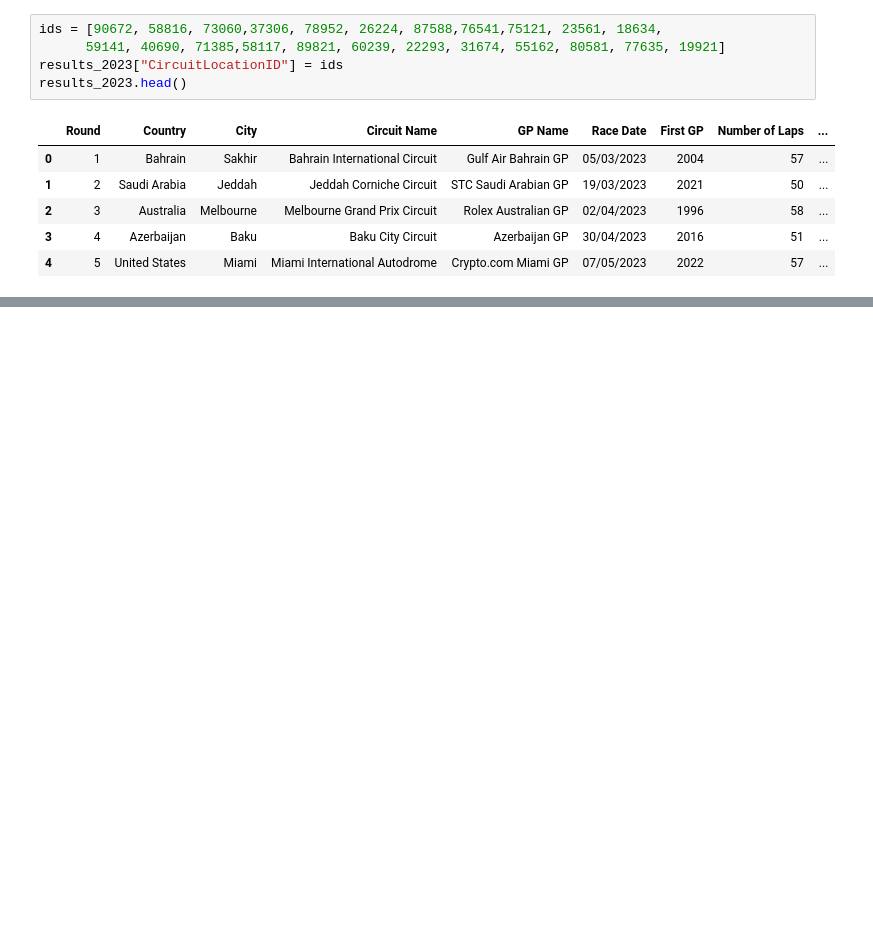
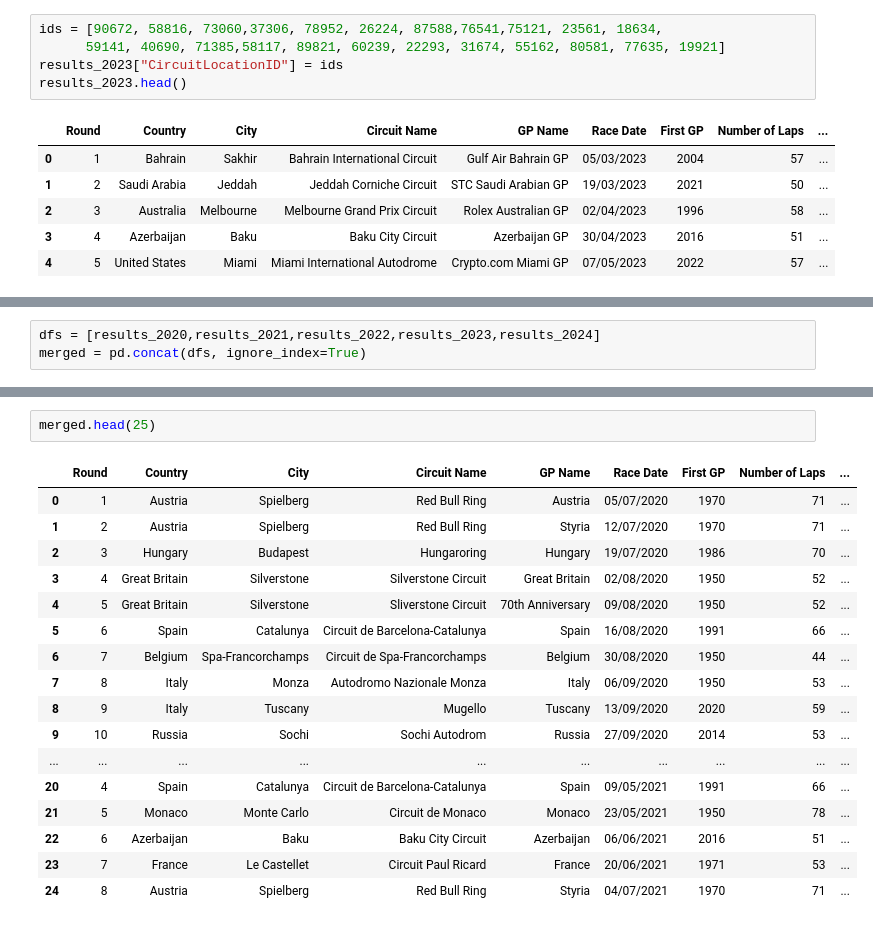
Before and after one commit to michalwietecki/f1-weather-dwh, a Jupyter notebook: results_table_creation.ipynb, the cells around one changed output, grey strips where cells are left out. Cells and saved outputs as stored; diff of their text form; blank space fills up the shorter version.

```diff
--- a/results_table_creation.ipynb
+++ b/results_table_creation.ipynb
@@ -404,0 +457,3 @@ results_2023.head()
+# %%
+dfs = [results_2020,results_2021,results_2022,results_2023,results_2024]
+merged = pd.concat(dfs, ignore_index=True)
@@ -404,0 +464,20 @@ results_2023.head()
+# %%
+merged.head(25)
+# %% [output]
+|  | Round | Country | City | Circuit Name | GP Name | Race Date | First GP | Number of Laps | ... |
+| 0 | 1 | Austria | Spielberg | Red Bull Ring | Austria | 05/07/2020 | 1970 | 71 | ... |
+| 1 | 2 | Austria | Spielberg | Red Bull Ring | Styria | 12/07/2020 | 1970 | 71 | ... |
+| 2 | 3 | Hungary | Budapest | Hungaroring | Hungary | 19/07/2020 | 1986 | 70 | ... |
+| 3 | 4 | Great Britain | Silverstone | Silverstone Circuit | Great Britain | 02/08/2020 | 1950 | 52 | ... |
+| 4 | 5 | Great Britain | Silverstone | Sliverstone Circuit | 70th Anniversary | 09/08/2020 | 1950 | 52 | ... |
+| 5 | 6 | Spain | Catalunya | Circuit de Barcelona-Catalunya | Spain | 16/08/2020 | 1991 | 66 | ... |
+| 6 | 7 | Belgium | Spa-Francorchamps | Circuit de Spa-Francorchamps | Belgium | 30/08/2020 | 1950 | 44 | ... |
+| 7 | 8 | Italy | Monza | Autodromo Nazionale Monza | Italy | 06/09/2020 | 1950 | 53 | ... |
+| 8 | 9 | Italy | Tuscany | Mugello | Tuscany | 13/09/2020 | 2020 | 59 | ... |
+| 9 | 10 | Russia | Sochi | Sochi Autodrom | Russia | 27/09/2020 | 2014 | 53 | ... |
+| ... | ... | ... | ... | ... | ... | ... | ... | ... | ... |
+| 20 | 4 | Spain | Catalunya | Circuit de Barcelona-Catalunya | Spain | 09/05/2021 | 1991 | 66 | ... |
+| 21 | 5 | Monaco | Monte Carlo | Circuit de Monaco | Monaco | 23/05/2021 | 1950 | 78 | ... |
+| 22 | 6 | Azerbaijan | Baku | Baku City Circuit | Azerbaijan | 06/06/2021 | 2016 | 51 | ... |
+| 23 | 7 | France | Le Castellet | Circuit Paul Ricard | France | 20/06/2021 | 1971 | 53 | ... |
+| 24 | 8 | Austria | Spielberg | Red Bull Ring | Styria | 04/07/2021 | 1970 | 71 | ... |
```
Also changed, not shown: parts of 4 cells of this notebook.
